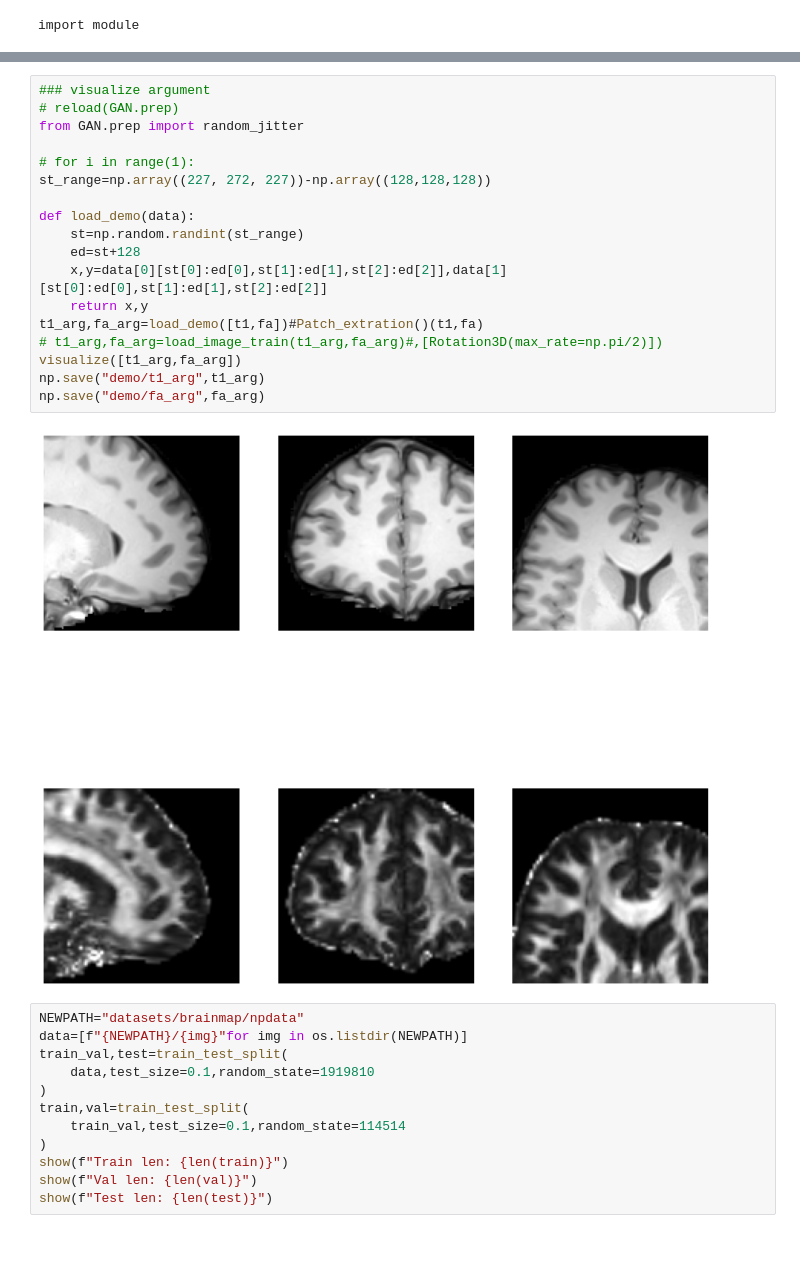
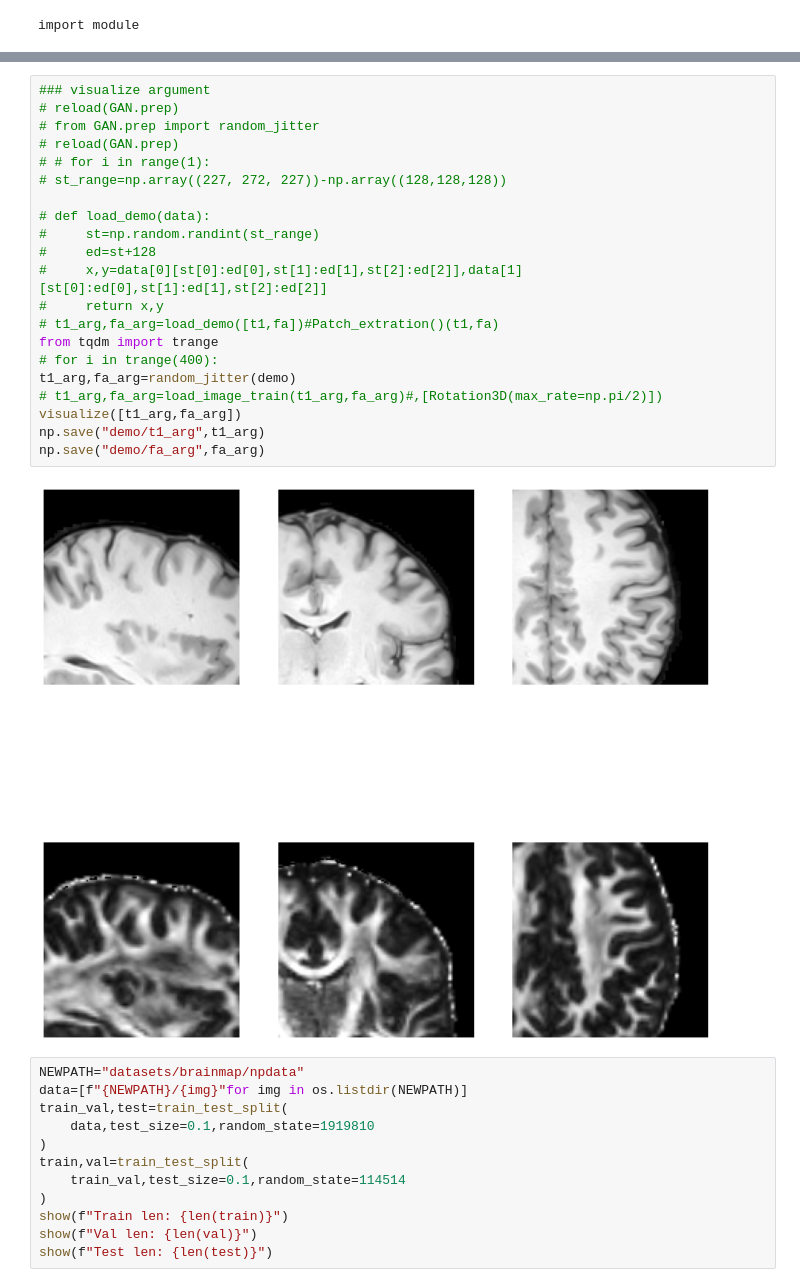
Before and after one commit to CH2-Carbene/AD_GAN, a Jupyter notebook: train_GAN.ipynb, the cells around one changed output, grey strips where cells are left out. Cells and saved outputs as stored; diff of their text form; blank space fills up the shorter version.

```diff
--- a/train_GAN.ipynb
+++ b/train_GAN.ipynb
@@ -36,23 +37,26 @@ visualize([t1,fa],save_path="demo/paired.png")
 # %%
 ### visualize argument
 # reload(GAN.prep)
-from GAN.prep import random_jitter
+# from GAN.prep import random_jitter
+# reload(GAN.prep)
+# # for i in range(1):
+# st_range=np.array((227, 272, 227))-np.array((128,128,128))
 
-# for i in range(1):
-st_range=np.array((227, 272, 227))-np.array((128,128,128))
-
-def load_demo(data):
-    st=np.random.randint(st_range)
-    ed=st+128
-    x,y=data[0][st[0]:ed[0],st[1]:ed[1],st[2]:ed[2]],data[1][st[0]:ed[0],st[1]:ed[1],st[2]:ed[2]]
-    return x,y
-t1_arg,fa_arg=load_demo([t1,fa])#Patch_extration()(t1,fa)
+# def load_demo(data):
+#     st=np.random.randint(st_range)
+#     ed=st+128
+#     x,y=data[0][st[0]:ed[0],st[1]:ed[1],st[2]:ed[2]],data[1][st[0]:ed[0],st[1]:ed[1],st[2]:ed[2]]
+#     return x,y
+# t1_arg,fa_arg=load_demo([t1,fa])#Patch_extration()(t1,fa)
+from tqdm import trange
+# for i in trange(400):
+t1_arg,fa_arg=random_jitter(demo)
 # t1_arg,fa_arg=load_image_train(t1_arg,fa_arg)#,[Rotation3D(max_rate=np.pi/2)])
 visualize([t1_arg,fa_arg])
 np.save("demo/t1_arg",t1_arg)
 np.save("demo/fa_arg",fa_arg)
 # %% [output]
-[figure, old version]
+[figure, new version]
 # %%
 NEWPATH="datasets/brainmap/npdata"
 data=[f"{NEWPATH}/{img}"for img in os.listdir(NEWPATH)]
```
Also changed, not shown: parts of 15 cells of this notebook.
